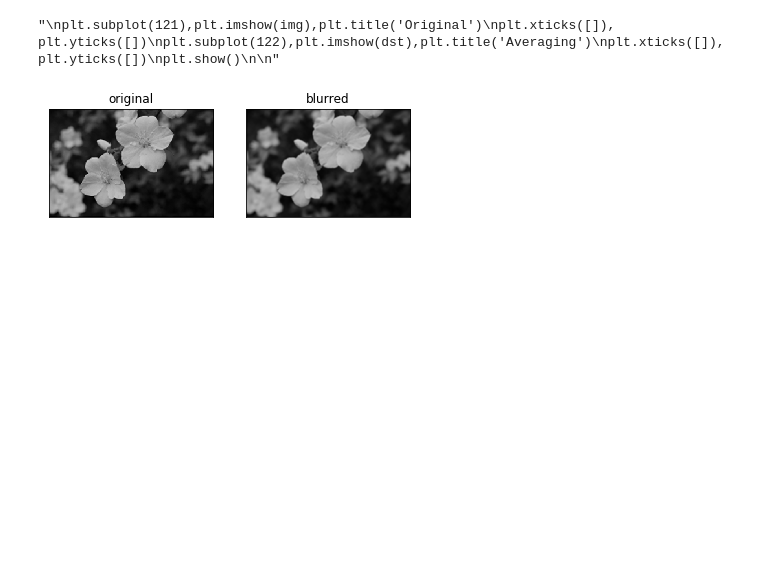
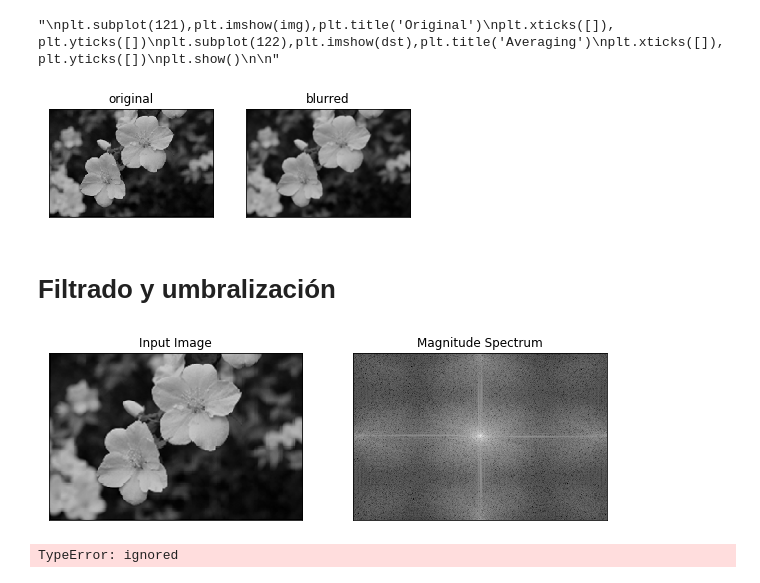
Before and after one commit to waltermayor/DigitalImageProcessing_colab, a Jupyter notebook: clase5_Fil_esp_1.ipynb, the cells around one changed output. Drawn from its saved outputs; the diff is of its cells as text; code cells hidden in the pictures; blank space fills up the shorter version.

```diff
--- a/clase5_Fil_esp_1.ipynb
+++ b/clase5_Fil_esp_1.ipynb
@@ -65,3 +65,24 @@ blur = cv2.blur(img,(5,5))
 displayColor2(img,blur,"original","blurred")
 # %% [output]
 [figure]
+# %% [markdown]
+# **Filtrado y umbralización**
+# %%
+img = cv2.imread('flor.png',0)
+f = np.fft.fft2(img)
+fshift = np.fft.fftshift(f)
+magnitude_spectrum = 20*np.log(np.abs(fshift))
+
+
+displayGray2(img,magnitude_spectrum,"Input Image","Magnitude Spectrum")
+# %% [output]
+[figure, added]
+# %%
+rows, cols = img.shape
+crow,ccol = rows/2 , cols/2
+fshift[crow-30:crow+30, ccol-30:ccol+30] = 0
+f_ishift = np.fft.ifftshift(fshift)
+img_back = np.fft.ifft2(f_ishift)
+img_back = np.abs(img_back)
+# %% [output]
+TypeError: ignored
```
